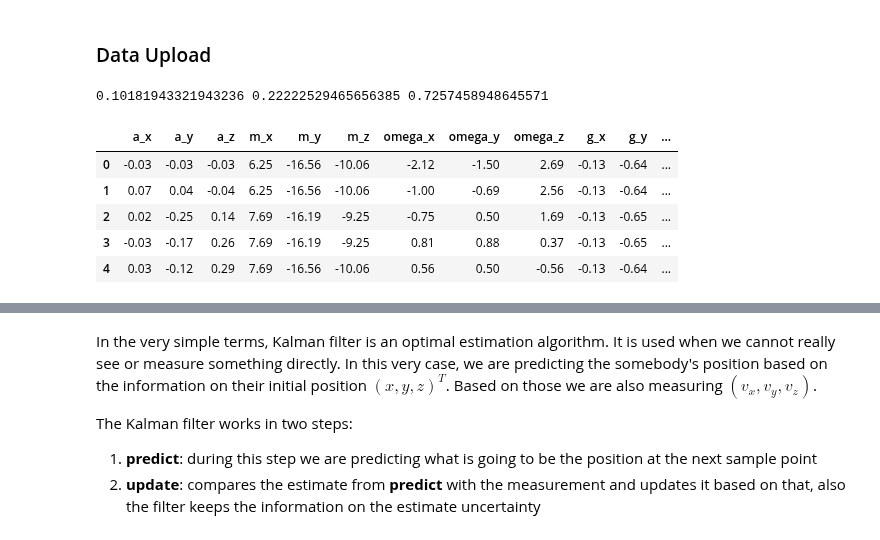
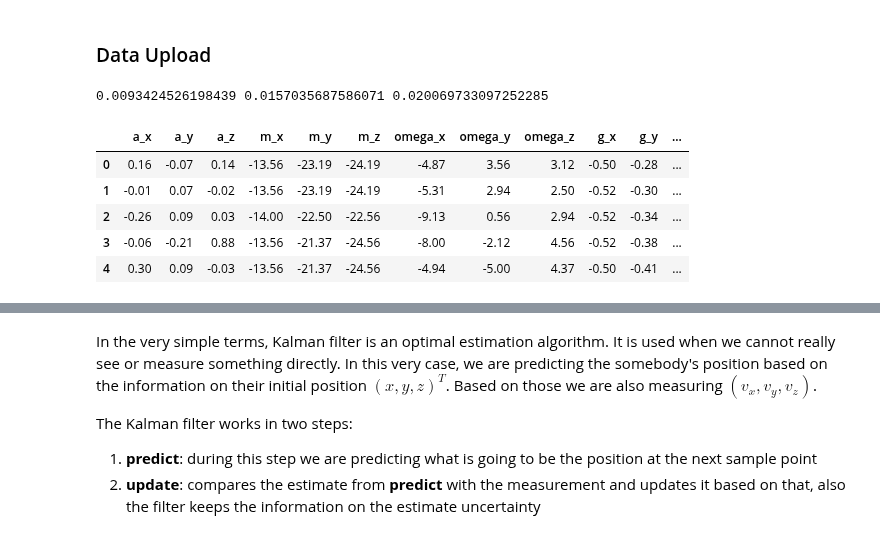
Before and after one commit to kjetteren/RaD_team1_HELIXON, a Jupyter notebook: kalman/KalmanFilterImplementation.ipynb, the cells around one changed output, grey strips where cells are left out. Drawn from its saved outputs; the diff is of its cells as text; code cells hidden in the pictures.

```diff
--- a/kalman/KalmanFilterImplementation.ipynb
+++ b/kalman/KalmanFilterImplementation.ipynb
@@ -31,20 +31,21 @@ ax.legend()
 # %% [markdown]
 ### Data Upload
 # %%
-df = pd.read_csv("data/sensor_straight.csv")
+df = pd.read_csv("data/sensor_stand_still.csv")
 
 Qx_std = df['a_x'].var()
 Qy_std = df['a_y'].var()
 Qz_std = df['a_z'].var()
 
 print(Qx_std, Qy_std, Qz_std)
 
+
 df.head()
 # %% [output]
-0.10181943321943236 0.22222529465656385 0.7257458948645571
+0.0093424526198439 0.0157035687586071 0.020069733097252285
 |  | a_x | a_y | a_z | m_x | m_y | m_z | omega_x | omega_y | omega_z | g_x | g_y | ... |
-| 0 | -0.03 | -0.03 | -0.03 | 6.25 | -16.56 | -10.06 | -2.12 | -1.50 | 2.69 | -0.13 | -0.64 | ... |
-| 1 | 0.07 | 0.04 | -0.04 | 6.25 | -16.56 | -10.06 | -1.00 | -0.69 | 2.56 | -0.13 | -0.64 | ... |
-| 2 | 0.02 | -0.25 | 0.14 | 7.69 | -16.19 | -9.25 | -0.75 | 0.50 | 1.69 | -0.13 | -0.65 | ... |
-| 3 | -0.03 | -0.17 | 0.26 | 7.69 | -16.19 | -9.25 | 0.81 | 0.88 | 0.37 | -0.13 | -0.65 | ... |
-| 4 | 0.03 | -0.12 | 0.29 | 7.69 | -16.56 | -10.06 | 0.56 | 0.50 | -0.56 | -0.13 | -0.64 | ... |
+| 0 | 0.16 | -0.07 | 0.14 | -13.56 | -23.19 | -24.19 | -4.87 | 3.56 | 3.12 | -0.50 | -0.28 | ... |
+| 1 | -0.01 | 0.07 | -0.02 | -13.56 | -23.19 | -24.19 | -5.31 | 2.94 | 2.50 | -0.52 | -0.30 | ... |
+| 2 | -0.26 | 0.09 | 0.03 | -14.00 | -22.50 | -22.56 | -9.13 | 0.56 | 2.94 | -0.52 | -0.34 | ... |
+| 3 | -0.06 | -0.21 | 0.88 | -13.56 | -21.37 | -24.56 | -8.00 | -2.12 | 4.56 | -0.52 | -0.38 | ... |
+| 4 | 0.30 | 0.09 | -0.03 | -13.56 | -21.37 | -24.56 | -4.94 | -5.00 | 4.37 | -0.50 | -0.41 | ... |
```
Also changed, not shown: parts of 5 cells of this notebook, 1 other file.
